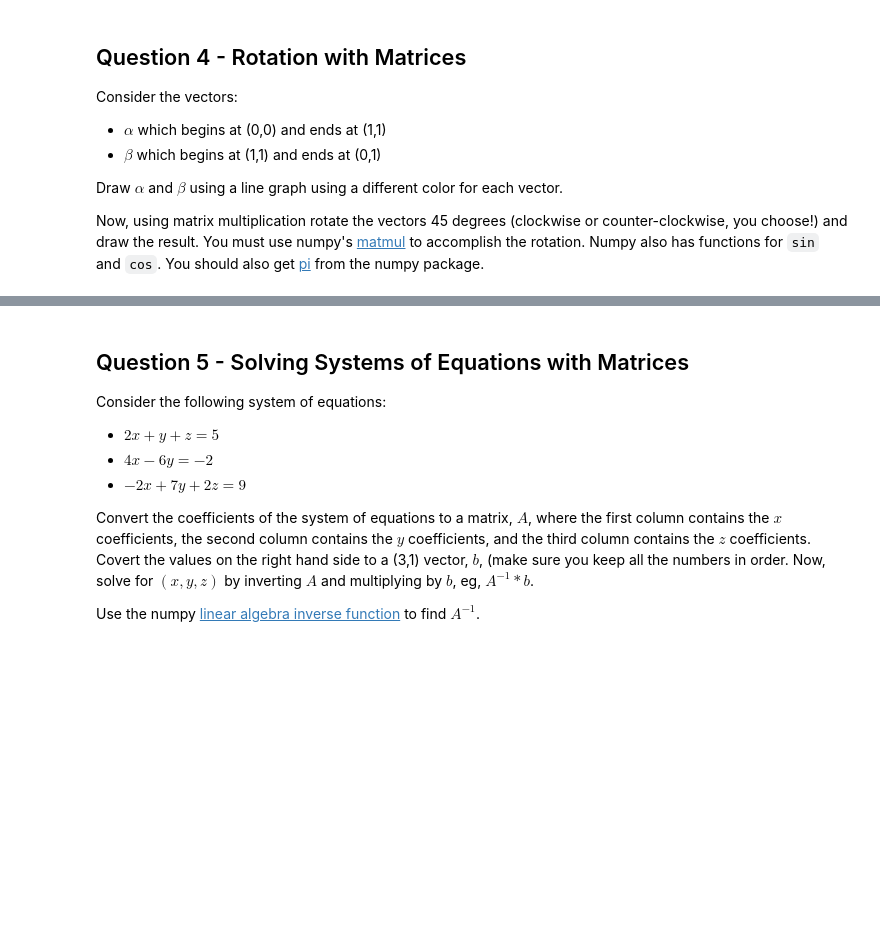
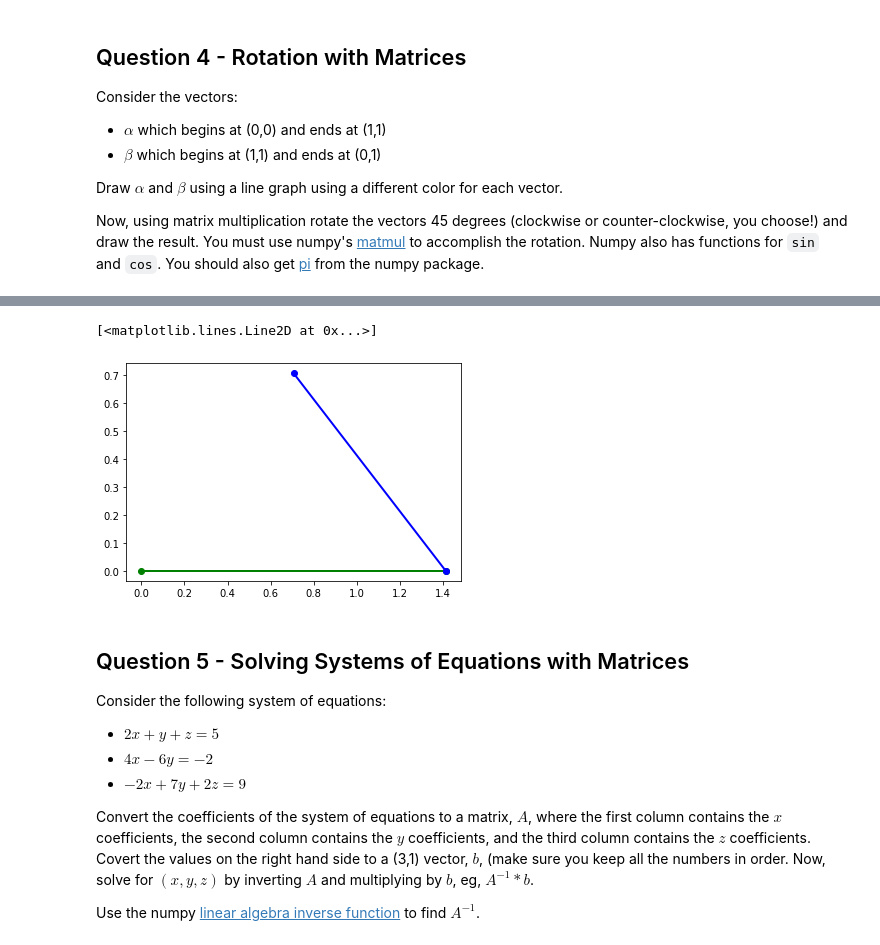
Before and after one commit to matihfg/DataAnalytics-SP21, a Jupyter notebook: 329e_HW2.ipynb, the cells around one changed output, grey strips where cells are left out. Drawn from its saved outputs; the diff is of its cells as text; code cells hidden in the pictures; blank space fills up the shorter version.

```diff
--- a/329e_HW2.ipynb
+++ b/329e_HW2.ipynb
@@ -67,3 +85,13 @@ plt.show()
+# %%
+theta = np.pi/4 *(-1) # Clockwise 45 degree rotation
+R = np.array([[np.cos(theta),np.sin(theta)*(-1)], [np.sin(theta),np.cos(theta)]])
+a2 = np.matmul(R,a)
+B2 = np.matmul(R,B)
+plt.plot(a2[0], a2[1], 'go-', label='line 1', linewidth=2)
+plt.plot(B2[0], B2[1], 'bo-', label='line 2', linewidth=2)
+# %% [output]
+[<matplotlib.lines.Line2D at 0x...>]
+[figure, added]
 # %% [markdown]
 ## Question 5 - Solving Systems of Equations with Matrices
 
```
Also changed, not shown: parts of 7 cells of this notebook.
